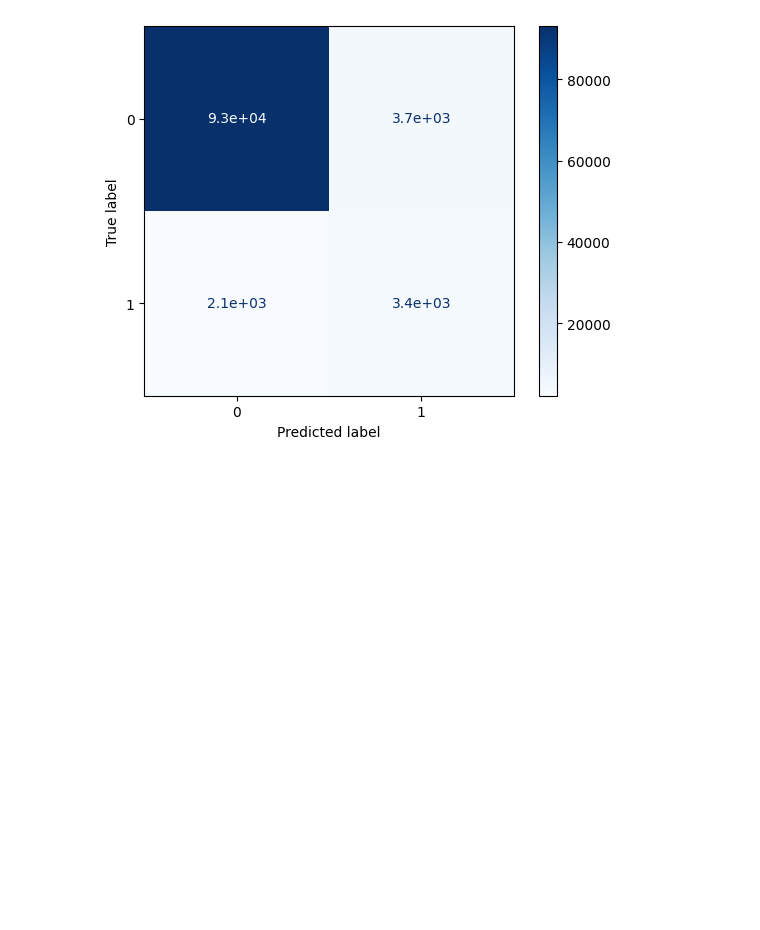
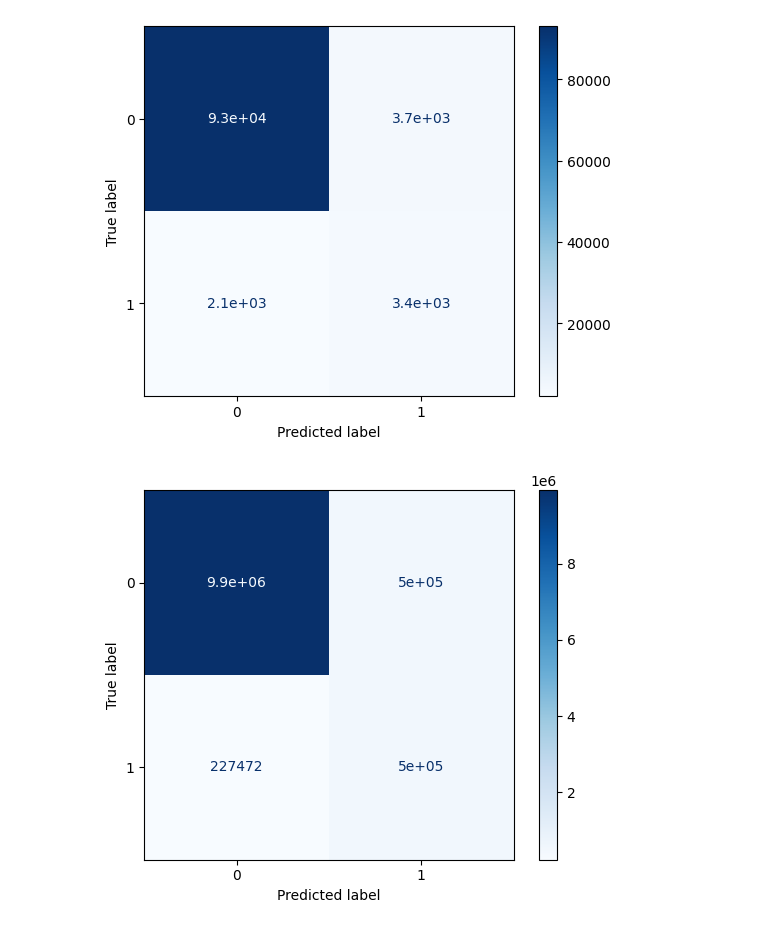
Before and after one commit to Leo00010011/tree_seg, a Jupyter notebook: city_analysis_matrix_confusion.ipynb, the cells around one changed output. Saved outputs shown, nothing was run; the diff lists cells and outputs as text; code cells hidden in the pictures; blank space fills up the shorter version.

```diff
--- a/city_analysis_matrix_confusion.ipynb
+++ b/city_analysis_matrix_confusion.ipynb
@@ -429,0 +275,4 @@ cmm = [cmm]
+# %%
+p = get_predictions_mask_for_one_image(model, i=0,pred=predictions_cities_train)
+
+print(p.shape,p)
@@ -430,17 +287,21 @@ cmm = [cmm]
+# %%
+
+r= y_train[0]
+p = [bit_matrix(p, 0.3).flatten().tolist()]
+r = [r.flatten().tolist()]
+# %%
+cm_all = confusion_matrix_s(p,r)
 # %%
 # Esta es mia
 from sklearn.metrics import ConfusionMatrixDisplay
 
-def display_confusion_matrix_s(confusion_matrixs:list):
-  for confusion_matrix_s in confusion_matrixs:
-    confusionMatrixDisplay = ConfusionMatrixDisplay(
-        confusion_matrix = confusion_matrix_s
-    )
+for confusion_matrix_s in cm:
+  confusionMatrixDisplay = ConfusionMatrixDisplay(
+      confusion_matrix = confusion_matrix_s
+  )
 
-    confusionMatrixDisplay.plot(cmap="Blues")
-    plt.show()
-
-display_confusion_matrix_s(cm)
+  confusionMatrixDisplay.plot(cmap="Blues")
+  plt.show()
 # %% [output]
 [figure]
 [figure]
@@ -465,2 +318,12 @@ display_confusion_matrix_s_full(cm)
 # %% [output]
 [figure]
+# %%
+for confusion_matrix_s in cm_all:
+  confusionMatrixDisplay = ConfusionMatrixDisplay(
+      confusion_matrix = confusion_matrix_s
+  )
+
+  confusionMatrixDisplay.plot(cmap="Blues")
+  plt.show()
+# %% [output]
+[figure, added]
```
Also changed, not shown: parts of 13 cells of this notebook.
